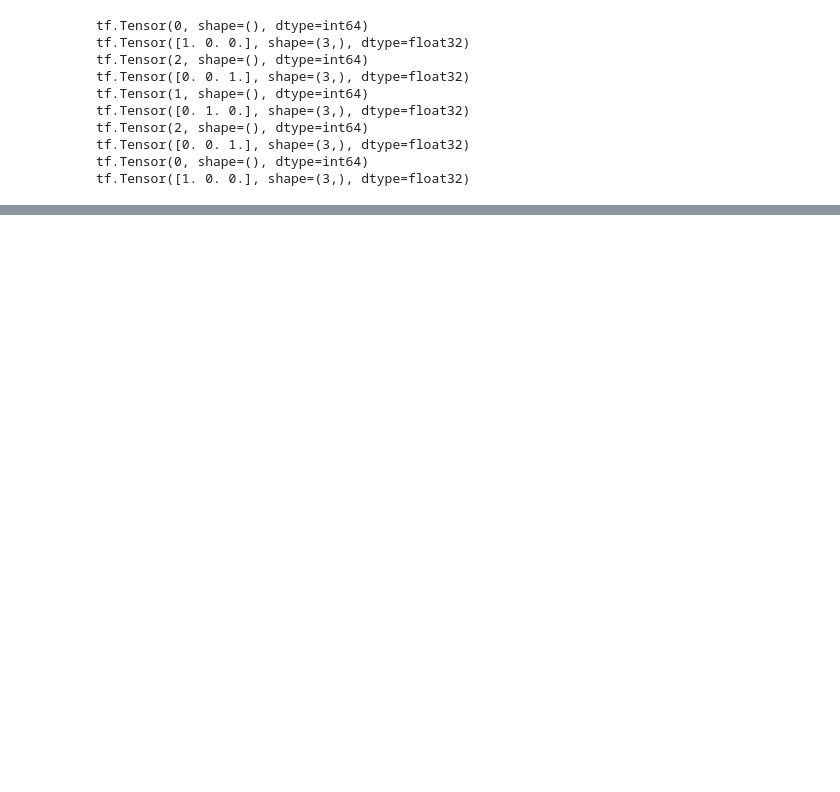
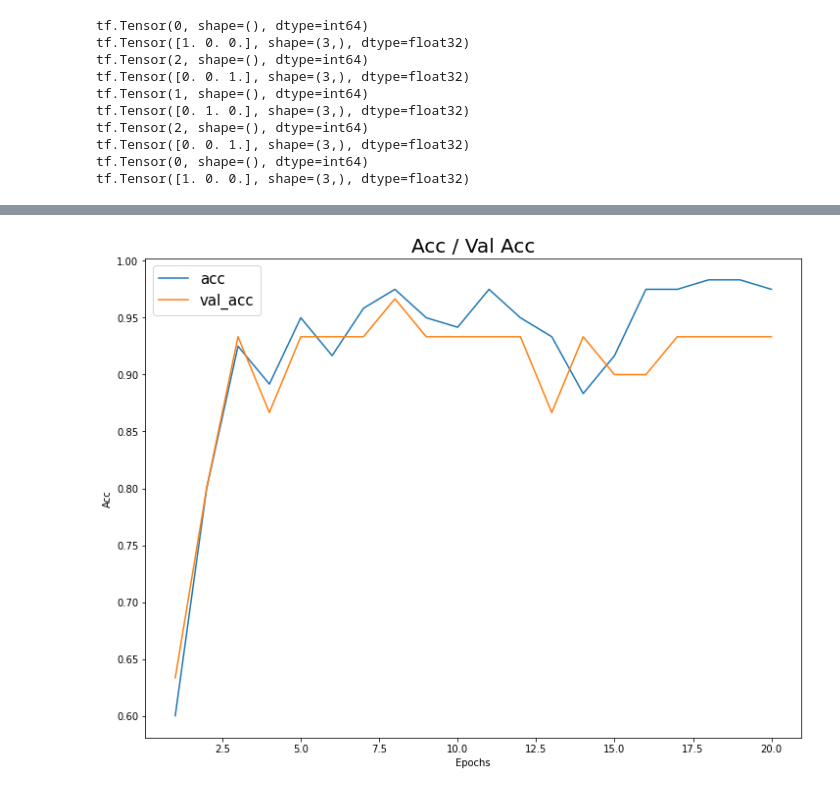
Before and after one commit to TAEWOOGWAK/TENSORFLOW, a Jupyter notebook: TensorFlow_Iris_classification.ipynb, the cells around one changed output, grey strips where cells are left out. Saved outputs shown, nothing was run; the diff lists cells and outputs as text; code cells hidden in the pictures; blank space fills up the shorter version.

```diff
--- a/TensorFlow_Iris_seperation.ipynb
+++ b/TensorFlow_Iris_classification.ipynb
@@ -68,0 +169,11 @@ def preprocess(data):
+# %%
+plt.figure(figsize=(12,9))
+plt.plot(np.arange(1, 21), history.history['acc'])
+plt.plot(np.arange(1, 21), history.history['val_acc'])
+plt.title('Acc / Val Acc', fontsize = 20)
+plt.xlabel('Epochs')
+plt.ylabel('Acc')
+plt.legend(['acc', 'val_acc'], fontsize=15)
+plt.show()
+# %% [output]
+[figure, added]
```
Also changed, not shown: parts of 12 cells of this notebook.
